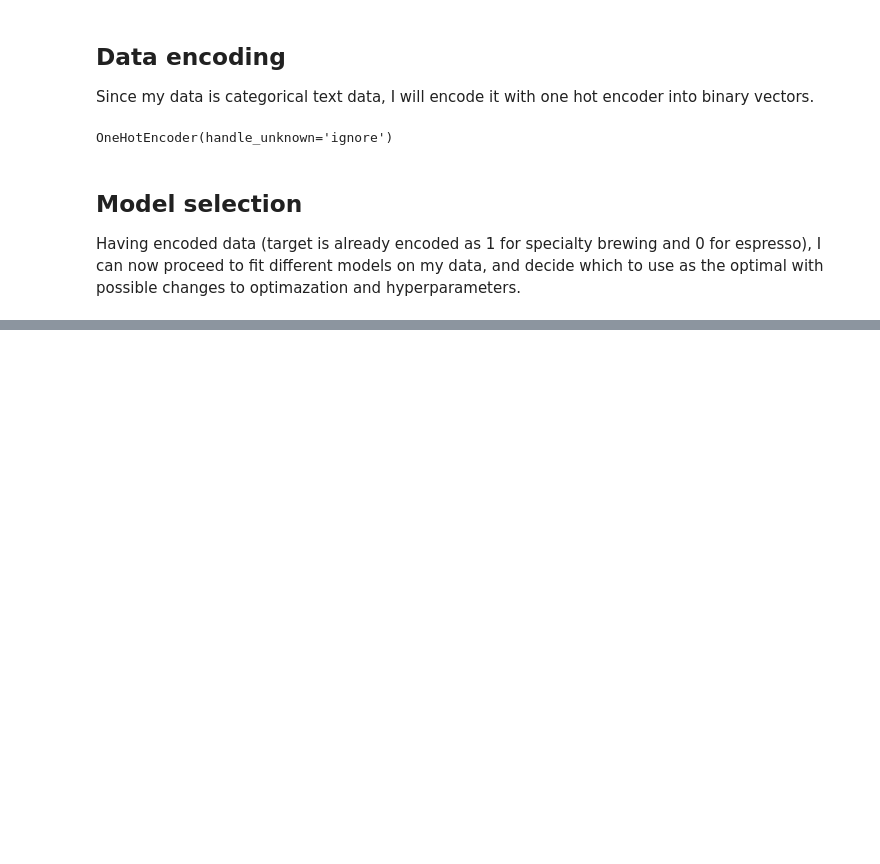
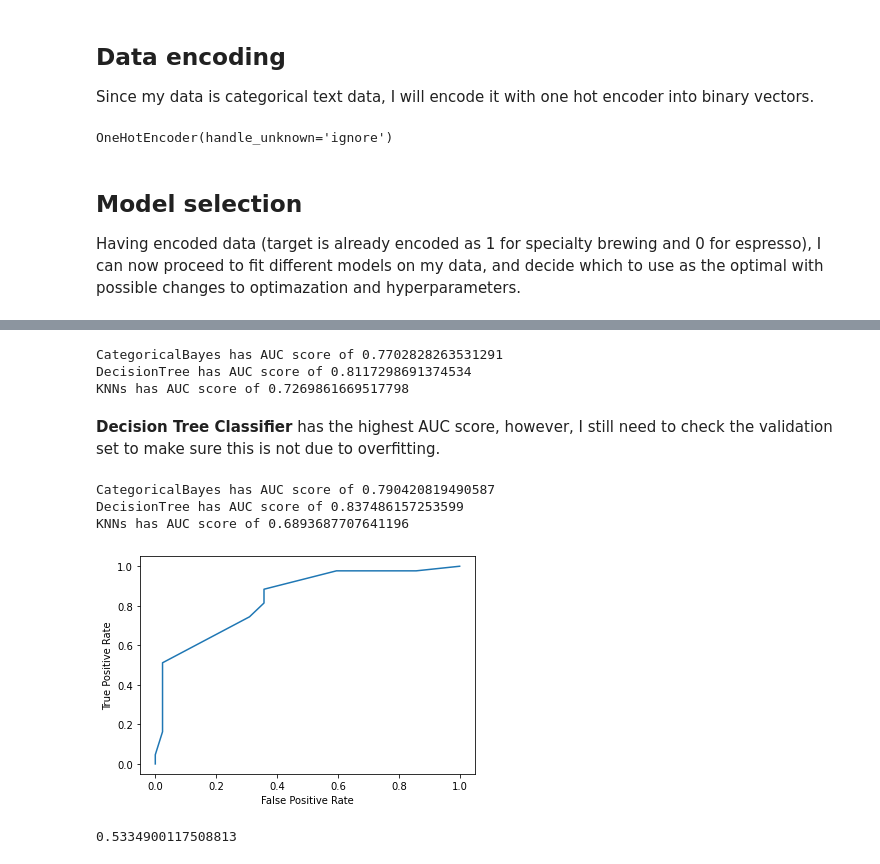
Before and after one commit to dominikacecylia/Tailored-brewing, a Jupyter notebook: tailored_brewing_classification.ipynb, the cells around one changed output, grey strips where cells are left out. Cells and saved outputs as stored; diff of their text form; code cells hidden in the pictures; blank space fills up the shorter version.

```diff
--- a/tailored_brewing_classification.ipynb
+++ b/tailored_brewing_classification.ipynb
@@ -64,7 +58,0 @@ from sklearn.neighbors import KNeighborsClassifier
-# %%
-model = CategoricalNB()
-X_train_dense = X_train.todense()
-X_validation_dense = X_validation.todense()
-model.fit(X_train_dense, y_train)
-y_train_pred = model.predict(X_train_dense)
-y_validation_pred = model.predict(X_validation_dense)
@@ -131,5 +58,0 @@ for name, model in models.items():
-# %%
-for name, y_train_pred in train_predictions_by_model.items():
-    cm = confusion_matrix(y_train, y_train_pred)
-    display = ConfusionMatrixDisplay(cm).plot()
-    display.ax_.set_title(name)
@@ -145,8 +58,0 @@ for name, y_train_pred in train_predictions_by_model.items():
-# %%
-# setting threshold example
-
-from sklearn.tree import DecisionTreeClassifier
-clf = DecisionTreeClassifier(random_state = 2)
-clf.fit(X_train,y_train)
-# y_pred = clf.predict(X_test)  # default threshold is 0.5
-y_pred = (clf.predict_proba(X_test)[:,1] >= 0.3).astype(bool) # set threshold as 0.3
@@ -152,0 +69,19 @@ y_pred = (clf.predict_proba(X_test)[:,1] >= 0.3).astype(bool) # set threshold as
+# %%
+models = {
+    'CategoricalBayes' : CategoricalNB(),
+    'DecisionTree' : DecisionTreeClassifier(random_state=42),
+    'KNNs' : KNeighborsClassifier(n_neighbors=9) # for forced proba it will give 50%
+}
+
+train_predictions_by_model = {}
+validation_predictions_by_model = {}
+
+for name, model in models.items():
+
+    model.fit(X_train_dense, y_train)
+
+    y_train_pred = model.predict_proba(X_train_dense)
+    y_validation_pred = model.predict_proba(X_validation_dense)
+
+    train_predictions_by_model[name] = y_train_pred
+    validation_predictions_by_model[name] = y_validation_pred
@@ -152,0 +91,24 @@ y_pred = (clf.predict_proba(X_test)[:,1] >= 0.3).astype(bool) # set threshold as
+# %%
+for name, predicted_proba in train_predictions_by_model.items():
+    score = roc_auc_score(y_train, predicted_proba[:,1])
+    print(f'{name} has AUC score of {score}')
+# %% [output]
+CategoricalBayes has AUC score of 0.7702828263531291
+DecisionTree has AUC score of 0.8117298691374534
+KNNs has AUC score of 0.7269861669517798
+# %% [markdown]
+**Decision Tree Classifier** has the highest AUC score, however, I still need to check the validation set to make sure this is not due to overfitting.
+# %%
+for name, predicted_proba in validation_predictions_by_model.items():
+    score = roc_auc_score(y_validation, predicted_proba[:,1])
+    print(f'{name} has AUC score of {score}')
+# %% [output]
+CategoricalBayes has AUC score of 0.790420819490587
+DecisionTree has AUC score of 0.837486157253599
+KNNs has AUC score of 0.6893687707641196
+# %%
+y_val_pred_proba = validation_predictions_by_model['DecisionTree']
+fpr, tpr, threshold = roc_curve(y_validation, y_val_pred_proba[:,1], pos_label=1)
+roc_display = RocCurveDisplay(fpr=fpr, tpr=tpr).plot()
+# %% [output]
+[figure, added]
@@ -152,0 +117,7 @@ y_pred = (clf.predict_proba(X_test)[:,1] >= 0.3).astype(bool) # set threshold as
+# %%
+condition_positive = y_df.sum() #The other class is labelled as 0, hence it will not be summed
+total_population = y_df.shape[0]
+prevalence = fmo.calculate_prevalence(condition_positive, total_population)
+prevalence
+# %% [output]
+0.5334900117508813
```
Also changed, not shown: parts of 32 cells of this notebook.
